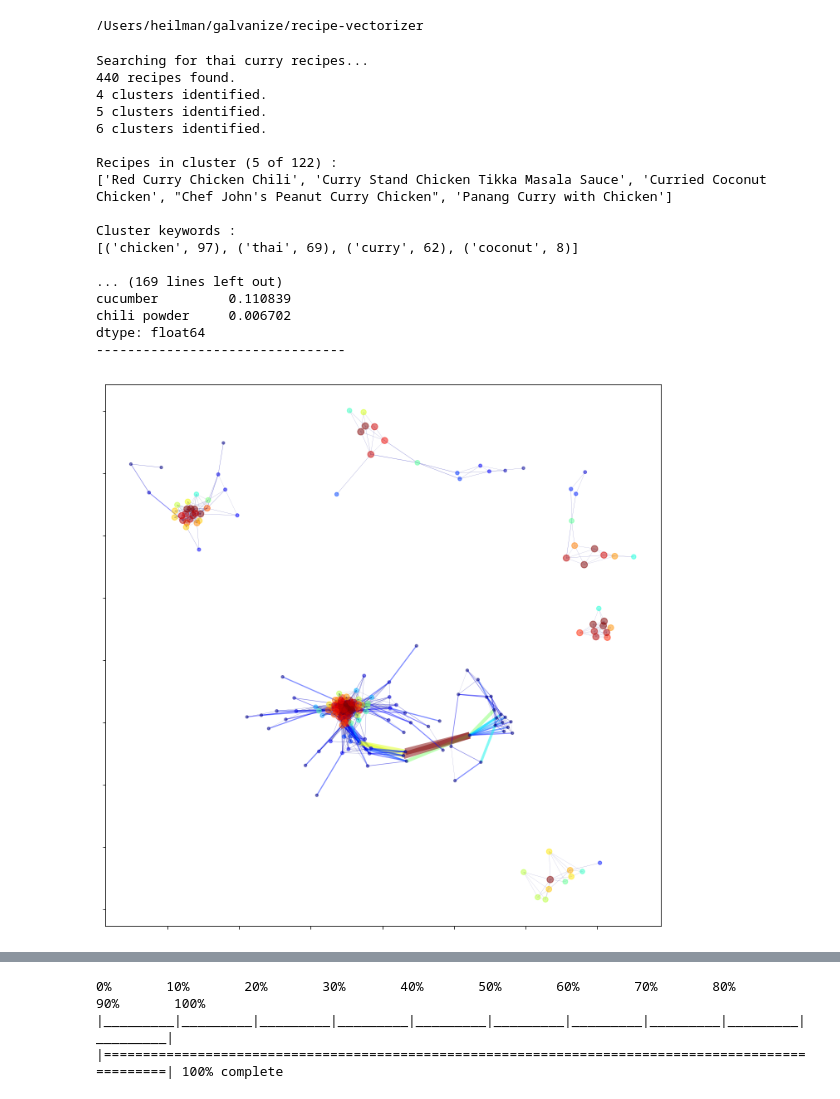
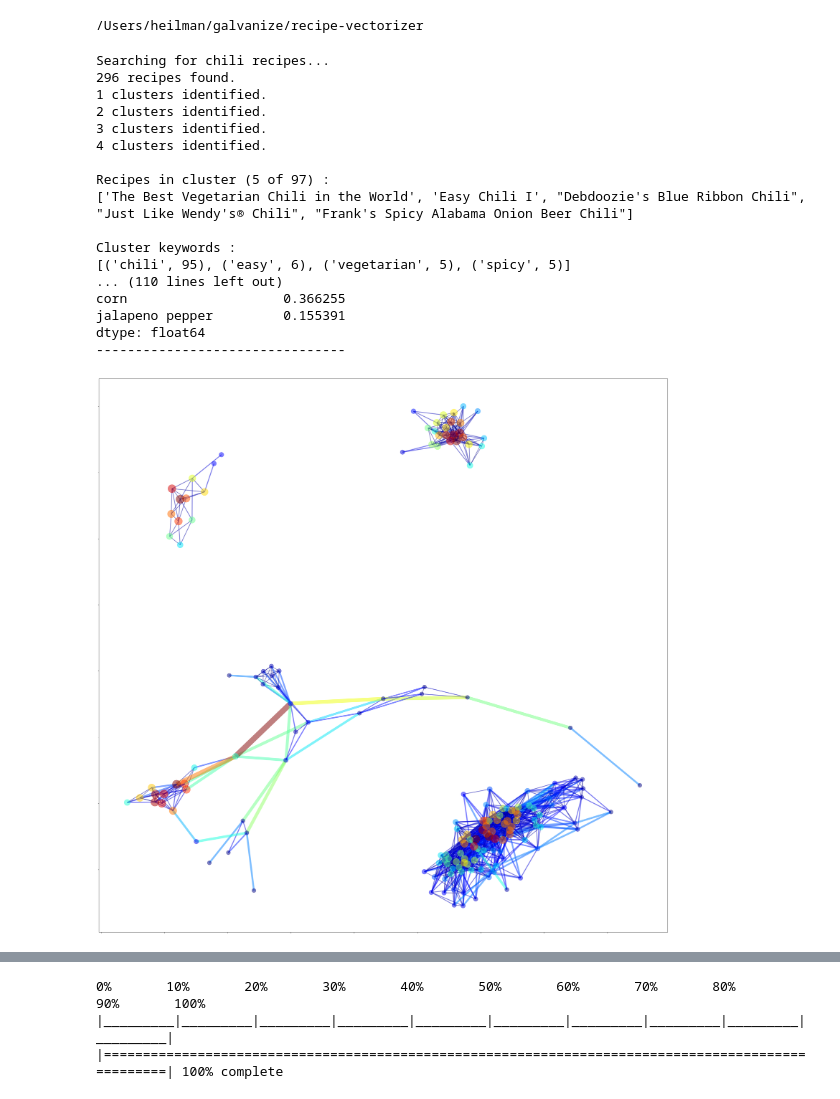
Before and after one commit to alexanderheilman/recipe-vectorizer, a Jupyter notebook: notebooks/visualize-clustering.ipynb, the cells around one changed output, grey strips where cells are left out. Saved outputs shown, nothing was run; the diff lists cells and outputs as text; code cells hidden in the pictures.

```diff
--- a/notebooks/visualize-clustering.ipynb
+++ b/notebooks/visualize-clustering.ipynb
@@ -51,8 +56,8 @@ def plot_weighted_graph(G, ax, k=0.5, fixed_axes=None):
         ax.set_xlim(left=fixed_axes[0], right=fixed_axes[1])
         ax.set_ylim(bottom=fixed_axes[2], top=fixed_axes[3])
 # %%
-search_term = 'thai curry'
-n_recipes = 6
+search_term = 'chili'
+n_recipes = 4
 
 min_cluster_size = 10
 
@@ -68,7 +73,7 @@ df = create_dataframe(recipes)
 X = df.values
 cosine_sims = cosine_similarity(X)
 
-G = create_graph(cosine_sims, threshold=0.85)
+G = create_graph(cosine_sims, threshold=0.75)
 remove_isolates(G, min_cluster_size)
 
 graphs = [G.copy()]
@@ -104,28 +109,67 @@ for i, r in enumerate(recipe_results):
     print(r)
     print('--------------------------------')
 # %% [output]
-Searching for thai curry recipes...
-440 recipes found.
+Searching for chili recipes...
+296 recipes found.
+1 clusters identified.
+2 clusters identified.
+3 clusters identified.
 4 clusters identified.
-5 clusters identified.
-6 clusters identified.
 
-Recipes in cluster (5 of 122) :
-['Red Curry Chicken Chili', 'Curry Stand Chicken Tikka Masala Sauce', 'Curried Coconut Chicken', "Chef John's Peanut Curry Chicken", 'Panang Curry with Chicken']
+Recipes in cluster (5 of 97) :
+['The Best Vegetarian Chili in the World', 'Easy Chili I', "Debdoozie's Blue Ribbon Chili", "Just Like Wendy's® Chili", "Frank's Spicy Alabama Onion Beer Chili"]
 
 Cluster keywords :
-[('chicken', 97), ('thai', 69), ('curry', 62), ('coconut', 8)]
-
-... (169 lines left out)
-cucumber         0.110839
-chili powder     0.006702
+[('chili', 95), ('easy', 6), ('vegetarian', 5), ('spicy', 5)]
+... (110 lines left out)
+corn                    0.366255
+jalapeno pepper         0.155391
 dtype: float64
 --------------------------------
-# %%
-fig, ax = plt.subplots(figsize=(12,12))
-plot_weighted_graph(G, ax, k=0.5)
-# %% [output]
-[figure, removed]
+# %%
+def plot_weighted_graph_high_res(G, ax, k=0.5, fixed_axes=None):
+
+    betweenness = nx.edge_betweenness_centrality(G)
+    between_array = np.array([val for key, val in betweenness.items()])
+    edge_colors = [cm.jet(bet/np.max(between_array)) for bet in between_array]
+
+    spring = nx.spring_layout(G, k=k, weight='weight', seed=427)
+
+    for subG in nx.connected_component_subgraphs(G):
+        try:
+            eigen_centralities = nx.eigenvector_centrality(subG)
+            eigen_array = np.array([val for key, val in eigen_centralities.items()])
+            node_colors = [cm.jet(eig/np.max(eigen_array)) for eig in eigen_array]
+            node_sizes = 800 * eigen_array/np.max(eigen_array) + 250
+        except:
+            node_colors = cm.jet(0)
+            node_sizes = 10
+        nx.draw_networkx_nodes(subG,
+                               pos=spring,
+                               node_size=node_sizes,
+                               node_color=node_colors,
+                               ax=ax,
+                               alpha=0.5,
+                               with_labels=False)
+    nx.draw_networkx_edges(G,
+                           pos=spring,
+                           edge_color=edge_colors,
+                           width=20 * between_array/np.max(between_array) + 2,
+                           alpha=0.5)
+    ax.set_yticklabels([])
+    ax.set_xticklabels([])
+    if fixed_axes:
+        ax.set_xlim(left=fixed_axes[0], right=fixed_axes[1])
+        ax.set_ylim(bottom=fixed_axes[2], top=fixed_axes[3])
+# %%
+fig, ax = plt.subplots(figsize=(40,40))
+plot_weighted_graph_high_res(graphs[-1], ax, k=0.5)
+fig.canvas.draw()
+data = np.frombuffer(fig.canvas.tostring_rgb(), dtype=np.uint8)
+img = data.reshape(fig.canvas.get_width_height()[::-1] + (3,))
+imageio.imsave('images/chili_final.png', img)
+# %% [output]
+[figure, added]
 # %%
 len(graphs)
 # %% [output]
```
Also changed, not shown: parts of 5 cells of this notebook, 7 other files.
